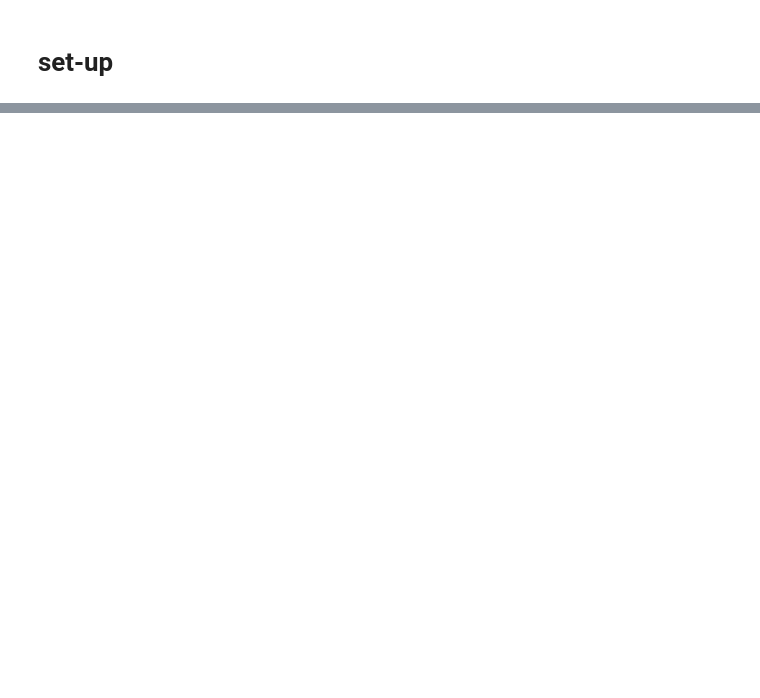
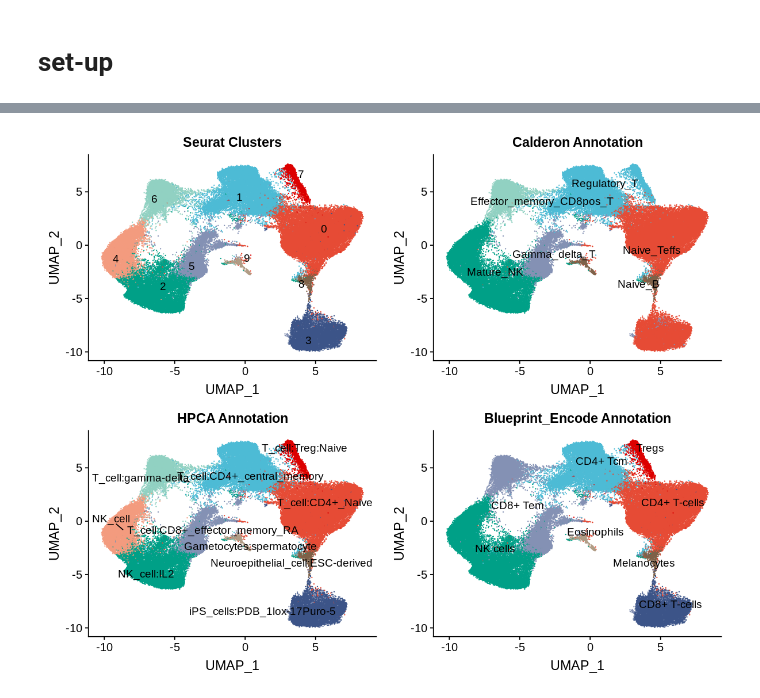
Before and after one commit to joypai/ms_singlecell, a Jupyter notebook: ms_analysis.ipynb, the cells around one changed output, grey strips where cells are left out. Saved outputs shown, nothing was run; the diff lists cells and outputs as text; code cells hidden in the pictures; blank space fills up the shorter version.

```diff
--- a/ms_analysis.ipynb
+++ b/ms_analysis.ipynb
@@ -73,0 +178,2 @@ Running CCA
+# %%
+merged.exp.matrix <- GetAssayData(merged.integrated, slot="scale.data", assay="integrated")
@@ -73,0 +208,10 @@ Running CCA
+# %%
+singler = CreateSinglerObject(merged.exp.matrix[,select_cells], annot = NULL,
+                              project.name="merged", min.genes = 0,
+                              technology = "10X", species = "Human", citation = "",
+                              ref.list = list(hpca, blueprint_encode, calderon_ref),
+                              normalize.gene.length = F, variable.genes = "de",
+                              fine.tune = T, do.signatures = F,
+                              clusters = merged.integrated$seurat_clusters[select_cells],
+                              do.main.types = T,
+                              reduce.file.size = T, numCores = 40)
@@ -73,0 +257,21 @@ Running CCA
+# %%
+cluster_annots <- list()
+umapplots <- list()
+
+for (i in 1:length(singler$singler)) {
+    annot_name <- singler$singler[[i]]$about$RefData
+
+    cluster_annots[[annot_name]] <- as.vector(singler$singler[[i]]$SingleR.clusters$labels)
+    names(cluster_annots[[annot_name]]) <- c(0:9)
+
+    # add annot to seurat metadata
+    merged.integrated@meta.data[[annot_name]] <- cluster_annots[[annot_name]][merged.integrated@meta.data$seurat_clusters]
+
+    # create labelled plot
+    mypal_annot <- mypal
+    names(mypal_annot) <- as.vector(singler$singler[[i]]$SingleR.clusters$labels)
+
+    umapplots[[annot_name]] <- DimPlot(merged.integrated, group.by=annot_name,
+                                  label = TRUE, repel=TRUE, cols=mypal_annot) +
+    ggtitle(paste(annot_name, "Annotation")) + NoLegend()
+}
@@ -73,0 +304,13 @@ Running CCA
+# %%
+# UMAP plot annotated by seurat clusters
+umapplot_seurat_clusters <- DimPlot(object = merged.integrated, cols=mypal,
+                                    reduction = "umap", group.by = "seurat_clusters",
+                                    repel=TRUE, label=TRUE) + ggtitle("Seurat Clusters")  + NoLegend()
+# %%
+# compare annotations from different reference bulk datasets
+options(repr.plot.width=10, repr.plot.height=8)
+
+plot_grid(umapplot_seurat_clusters, umapplots[[3]],
+          umapplots[[1]], umapplots[[2]], nrow=2)
+# %% [output]
+[figure, added]
```
Also changed, not shown: parts of 76 cells of this notebook, 2 other files.
